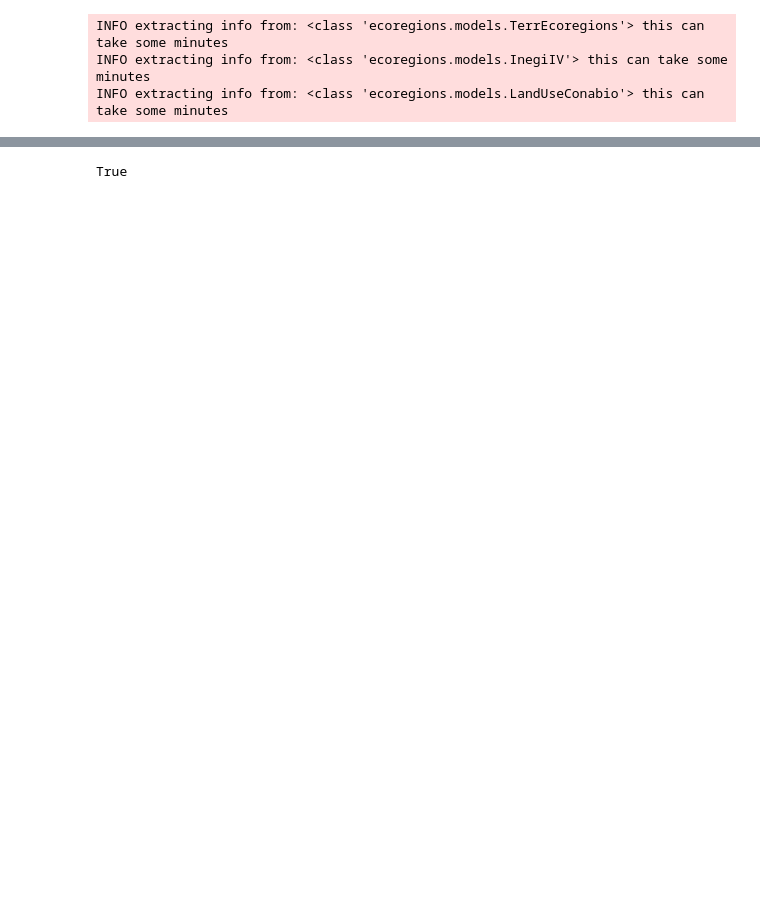
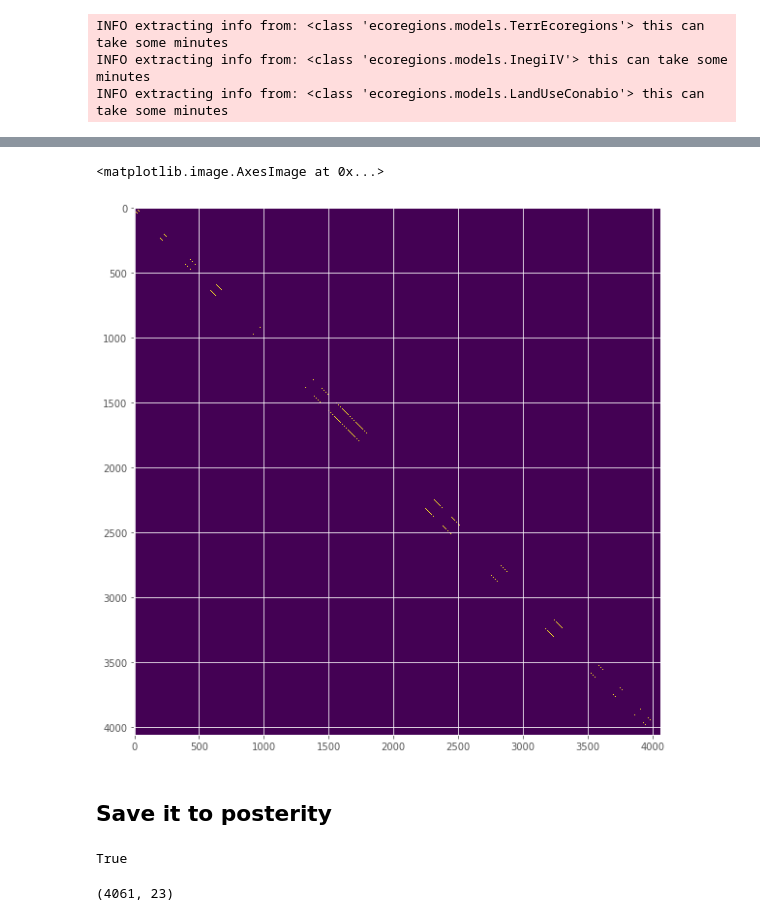
Before and after one commit to molgor/biospytial, a Jupyter notebook: ipython-notebooks/demos/statistical_models/binomial_examples/presence-only_model/DataExtraction/[D.E]Cell Extractor.ipynb, the cells around one changed output, grey strips where cells are left out. Saved outputs shown, nothing was run; the diff lists cells and outputs as text; code cells hidden in the pictures; blank space fills up the shorter version.

```diff
--- a/ipython-notebooks/demos/statistical_models/binomial_examples/presence-only_model/DataExtraction/[D.E]Cell Extractor.ipynb
+++ b/ipython-notebooks/demos/statistical_models/binomial_examples/presence-only_model/DataExtraction/[D.E]Cell Extractor.ipynb
@@ -132,3 +182,16 @@ d.plot(column='LUCA',cmap=plt.cm.Greys)
+# %%
+#Order the nodes according to their id value, just ot mke it expl
+ordered_nodes_list = G.nodes()
+#ordered_nodes_list.sort(key=lambda c : c.id)
+ordered_nodes_list.sort()
+M = nx.adjacency_matrix(G,nodelist=ordered_nodes_list)
+# %%
+plt.imshow(M.toarray())
+# %% [output]
+<matplotlib.image.AxesImage at 0x...>
+[figure, added]
+# %% [markdown]
+## Save it to posterity
 # %%
 ## Let's save it in Redis
 import redis
@@ -141,0 +211,4 @@ True
+# %%
+d.shape
+# %% [output]
+(4061, 23)
```
Also changed, not shown: parts of 27 cells of this notebook, 8 other files.
